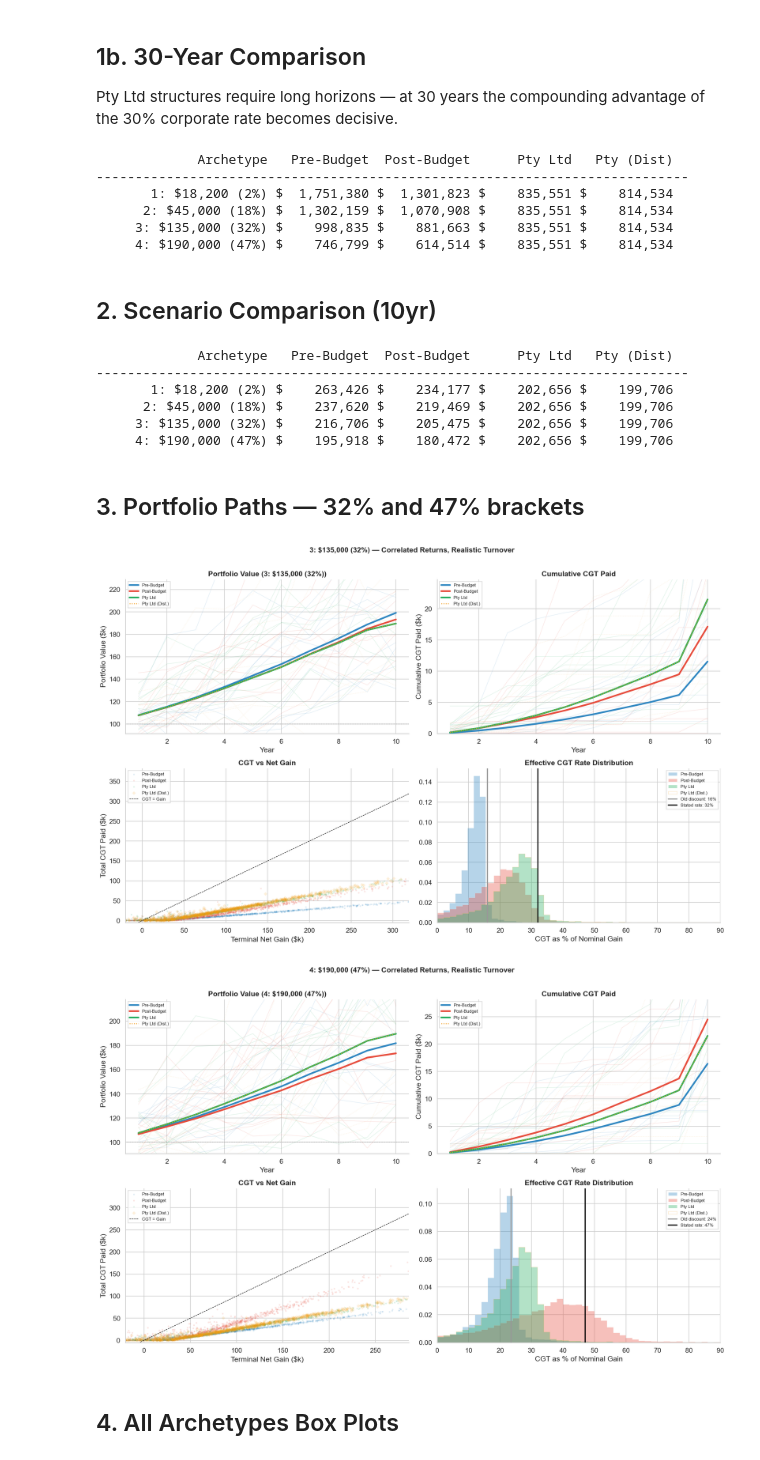
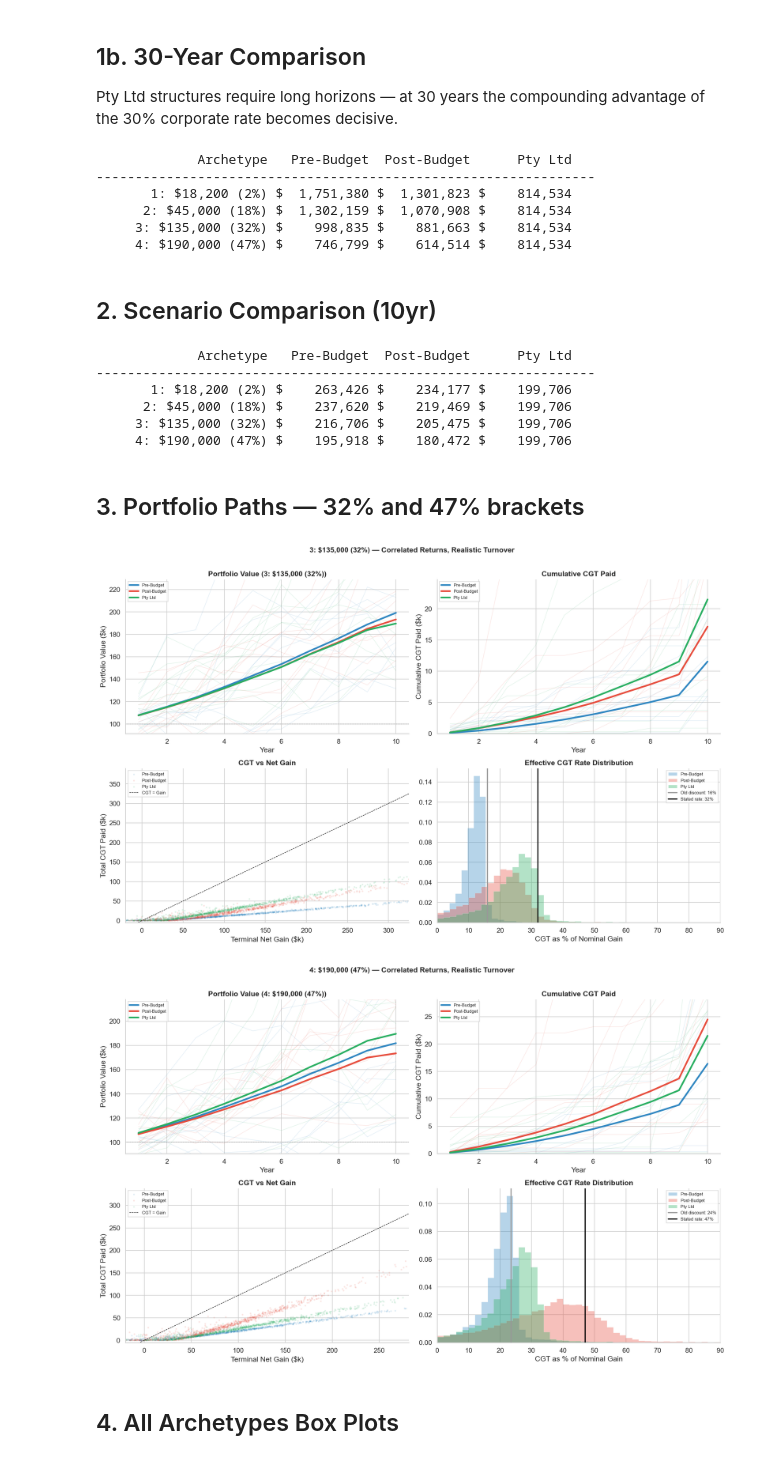
Before and after one commit to shanehull/structuring-scenarios, a Jupyter notebook: scenarios.ipynb, the cells around one changed output. Drawn from its saved outputs; the diff is of its cells as text; code cells hidden in the pictures.

Commit message:
Merge: Pty Ltd = going concern + multi-year distribution at 32%

```diff
--- a/scenarios.ipynb
+++ b/scenarios.ipynb
@@ -176,16 +176,13 @@ def simulate(mr, scenario):
 
         if scenario == 'Pty Ltd':
             div_tax = np.maximum(grossed_up * CORP_RATE - frank_credit, 0) + unfranked_d * CORP_RATE
-        elif scenario == 'Pty Ltd (Dist.)':
-            div_tax = np.maximum(grossed_up * CORP_RATE - frank_credit, 0) + unfranked_d * CORP_RATE
         else:
             div_tax = grossed_up * mr - frank_credit + unfranked_d * mr
         after_tax_div = dividends - div_tax
         values     += after_tax_div
         cost_bases += after_tax_div
         cum_div_tax  += div_tax.sum(axis=1)
-        # Pty Ltd entities: track franking credits received on portfolio dividends
-        if scenario == 'Pty Ltd' or scenario == 'Pty Ltd (Dist.)':
+        if scenario == 'Pty Ltd':
             cum_franking += frank_credit.sum(axis=1) + div_tax.sum(axis=1)
 
         if is_final:
@@ -243,7 +240,7 @@ def simulate(mr, scenario):
                     cost_bases[sim, mask] = values[sim, mask]
                     cost_years[sim, mask] = yr
 
-            elif scenario == 'Pty Ltd' or scenario == 'Pty Ltd (Dist.)':
+            elif scenario == 'Pty Ltd':
                 net = g.sum() - carry_fwd[sim]
                 if net > 0:
                     cum_taxable[sim]     += net
@@ -265,13 +262,12 @@ def simulate(mr, scenario):
 
     total_pf = values.sum(axis=1)
 
-    if scenario == 'Pty Ltd (Dist.)':
+    if scenario == 'Pty Ltd':
         roc       = np.minimum(total_pf, INITIAL)
         dividend  = total_pf - roc
         max_frank = dividend * CORP_RATE / (1 - CORP_RATE)
         franking  = np.minimum(cum_franking, max_frank)
         grossed_up = dividend + franking
-        # Distributed over multiple years under ~$135k threshold → 30% effective
         ind_tax   = grossed_up * R_DIST
         net_tax   = ind_tax - franking
         final     = roc + dividend - net_tax
@@ -402,8 +390,8 @@ advantage of the 30% corporate rate becomes decisive.
 r30_saved = _save_globals()
 _regenerate_shared(30, S_SIMS)
 
-print(f'\n{"Archetype":>22s} {"Pre-Budget":>12s} {"Post-Budget":>12s} {"Pty Ltd":>12s} {"Pty (Dist)":>12s}')
-print('-' * 76)
+print(f'\n{"Archetype":>22s} {"Pre-Budget":>12s} {"Post-Budget":>12s} {"Pty Ltd":>12s}')
+print('-' * 64)
 for arch_label, arch in ARCHETYPES.items():
     mr = arch['mr']
     vals = []
@@ -414,29 +402,29 @@ for arch_label, arch in ARCHETYPES.items():
 
 _restore_globals(r30_saved)
 # %% [output]
-             Archetype   Pre-Budget  Post-Budget      Pty Ltd   Pty (Dist)
-----------------------------------------------------------------------------
-       1: $18,200 (2%) $  1,751,380 $  1,301,823 $    835,551 $    814,534
-      2: $45,000 (18%) $  1,302,159 $  1,070,908 $    835,551 $    814,534
-     3: $135,000 (32%) $    998,835 $    881,663 $    835,551 $    814,534
-     4: $190,000 (47%) $    746,799 $    614,514 $    835,551 $    814,534
+             Archetype   Pre-Budget  Post-Budget      Pty Ltd
+----------------------------------------------------------------
+       1: $18,200 (2%) $  1,751,380 $  1,301,823 $    814,534
+      2: $45,000 (18%) $  1,302,159 $  1,070,908 $    814,534
+     3: $135,000 (32%) $    998,835 $    881,663 $    814,534
+     4: $190,000 (47%) $    746,799 $    614,514 $    814,534
 # %% [markdown]
 ## 2. Scenario Comparison (10yr)
 # %%
-print(f'\n{"Archetype":>22s} {"Pre-Budget":>12s} {"Post-Budget":>12s} {"Pty Ltd":>12s} {"Pty (Dist)":>12s}')
-print('-' * 76)
+print(f'\n{"Archetype":>22s} {"Pre-Budget":>12s} {"Post-Budget":>12s} {"Pty Ltd":>12s}')
+print('-' * 64)
 for arch_label, arch in ARCHETYPES.items():
     vals = []
     for sc in SCENARIOS:
         vals.append(all_results[arch_label][sc][0].mean())
     print(f'{arch_label:>22s} ' + ' '.join(f'${v:>11,.0f}' for v in vals))
 # %% [output]
-             Archetype   Pre-Budget  Post-Budget      Pty Ltd   Pty (Dist)
-----------------------------------------------------------------------------
-       1: $18,200 (2%) $    263,426 $    234,177 $    202,656 $    199,706
-      2: $45,000 (18%) $    237,620 $    219,469 $    202,656 $    199,706
-     3: $135,000 (32%) $    216,706 $    205,475 $    202,656 $    199,706
-     4: $190,000 (47%) $    195,918 $    180,472 $    202,656 $    199,706
+             Archetype   Pre-Budget  Post-Budget      Pty Ltd
+----------------------------------------------------------------
+       1: $18,200 (2%) $    263,426 $    234,177 $    199,706
+      2: $45,000 (18%) $    237,620 $    219,469 $    199,706
+     3: $135,000 (32%) $    216,706 $    205,475 $    199,706
+     4: $190,000 (47%) $    195,918 $    180,472 $    199,706
 # %% [markdown]
 ## 3. Portfolio Paths — 32% and 47% brackets
 # %%
@@ -454,90 +442,75 @@ for bi, mr_label in enumerate(DRILL_BRACKETS):
     ax = axes[0, 0]
     for i, sc in enumerate(SCENARIOS):
         m = np.median(pf_hist[sc], axis=0) / 1000
-        ls = ':' if 'Dist' in sc else '-'
-        lw = 1.5 if 'Dist' in sc else 3
-        ax.plot(years_arr, m, color=COLS[i], lw=lw, ls=ls, label=sc, zorder=10)
+        ax.plot(years_arr, m, color=COLS[i], lw=3, label=sc, zorder=10)
         picks = rng.choice(N_SIMS, size=10, replace=False)
         for j in picks:
             ax.plot(years_arr, pf_hist[sc][j] / 1000,
-                    color=COLS[i], alpha=0.15, lw=0.8, ls=ls)
+                    color=COLS[i], alpha=0.15, lw=0.8)
     ax.axhline(INITIAL / 1000, color='gray', lw=0.8, ls=':')
-    # Clamp y-axis to median range, ignoring extreme Monte Carlo traces
     all_med = np.concatenate([np.median(pf_hist[sc], axis=0) for sc in SCENARIOS]) / 1000
     ax.set_ylim(all_med.min() * 0.85, all_med.max() * 1.15)
     ax.set_ylabel('Portfolio Value ($k)'); ax.set_xlabel('Year')
     ax.set_title(f'Portfolio Value ({mr_label})', fontweight='bold')
     ax.legend(fontsize=8)
 
-    # Top-right: cumulative CGT paths
     ax = axes[0, 1]
     for i, sc in enumerate(SCENARIOS):
         m = np.median(cgt_hist[sc], axis=0) / 1000
-        ls = ':' if 'Dist' in sc else '-'
-        lw = 1.5 if 'Dist' in sc else 3
-        ax.plot(years_arr, m, color=COLS[i], lw=lw, ls=ls, label=sc, zorder=10)
+        ax.plot(years_arr, m, color=COLS[i], lw=3, label=sc, zorder=10)
         picks = rng.choice(N_SIMS, size=10, replace=False)
         for j in picks:
             ax.plot(years_arr, cgt_hist[sc][j] / 1000,
-                    color=COLS[i], alpha=0.15, lw=0.8, ls=ls)
+                    color=COLS[i], alpha=0.15, lw=0.8)
     all_cgt = np.concatenate([np.median(cgt_hist[sc], axis=0) for sc in SCENARIOS]) / 1000
     ax.set_ylim(0, all_cgt.max() * 1.15)
     ax.set_ylabel('Cumulative CGT Paid ($k)'); ax.set_xlabel('Year')
     ax.set_title('Cumulative CGT Paid', fontweight='bold')
     ax.legend(fontsize=8)
 
-    # Bottom-left: CGT vs terminal gain
     ax = axes[1, 0]
     for i, sc in enumerate(SCENARIOS):
         wealth, _, pf, cgt, _, _, _, _, _ = all_results[mr_label][sc]
-        if 'Dist' in sc:
-            net_gain = wealth - INITIAL  # post-franking: individual terminal wealth
-        else:
-            net_gain = pf - INITIAL      # portfolio value
+        net_gain = pf - INITIAL if sc != 'Pty Ltd' else wealth - INITIAL
         n_show = min(1000, N_SIMS)
         idx = rng.choice(N_SIMS, size=n_show, replace=False)
-        marker = 'D' if 'Dist' in sc else 'o'
-        s = 20 if 'Dist' in sc else 8
         ax.scatter(net_gain[idx] / 1000, cgt[idx] / 1000,
-                   alpha=0.15, s=s, color=COLS[i], marker=marker,
-                   label=sc, edgecolors='none')
+                   alpha=0.15, s=8, color=COLS[i], label=sc, edgecolors='none')
     all_net = np.concatenate([all_results[mr_label][sc][2] - INITIAL for sc in SCENARIOS])
     xlim = np.percentile(all_net / 1000, 98)
     ax.set_xlim(-20, xlim); ax.set_ylim(-5, xlim * 1.2)
     ax.plot([-20, xlim], [-20, xlim], 'k--', lw=0.8, label='CGT = Gain')
     ax.set_xlabel('Terminal Net Gain ($k)'); ax.set_ylabel('Total CGT Paid ($k)')
     ax.set_title('CGT vs Net Gain', fontweight='bold')
     ax.legend(fontsize=8, loc='upper left')
 
-    # Bottom-right: effective CGT rate histogram
     ax = axes[1, 1]
     ref_rate = REF_RATES[bi]
     for i, sc in enumerate(SCENARIOS):
         cgt = all_results[mr_label][sc][3]
         pf = all_results[mr_label][sc][2]
         nom_gain = np.maximum(pf - INITIAL, 1e-9)
         eff_cgt = cgt / nom_gain
         mask = (eff_cgt > 0) & (eff_cgt < 1.0)
-        ht = 'step' if 'Dist' in sc else 'stepfilled'
         ax.hist(eff_cgt[mask] * 100, bins=50, color=COLS[i], alpha=0.35,
-                label=sc, density=True, histtype=ht, linewidth=0.5)
+                label=sc, density=True, histtype='stepfilled', linewidth=0.5)
     ax.axvline(ref_rate * 0.5, color='#999999', lw=2, ls='-', zorder=10,
                label=f'Old discount: {ref_rate*0.5:.0f}%')
     ax.axvline(ref_rate, color='black', lw=2, ls='-', zorder=10,
                label=f'Stated rate: {ref_rate}%')
     ax.set_xlim(0, 90)
     ax.set_xlabel('CGT as % of Nominal Gain')
     ax.set_title('Effective CGT Rate Distribution', fontweight='bold')
     ax.legend(fontsize=8)
 
     plt.suptitle(f'{mr_label} — Correlated Returns, Realistic Turnover', fontweight='bold', y=1.01)
     plt.tight_layout()
     plt.savefig(f'output/archetype{bi+3}_paths.png', bbox_inches='tight')
     if not IN_JUPYTER:
         plt.close()
 # %% [output]
-[figure, old version]
+[figure, new version]
-[figure, old version]
+[figure, new version]
 # %% [markdown]
 ## 4. All Archetypes Box Plots
 # %%
```
Also changed, not shown: parts of 5 cells of this notebook, 4 other files.
